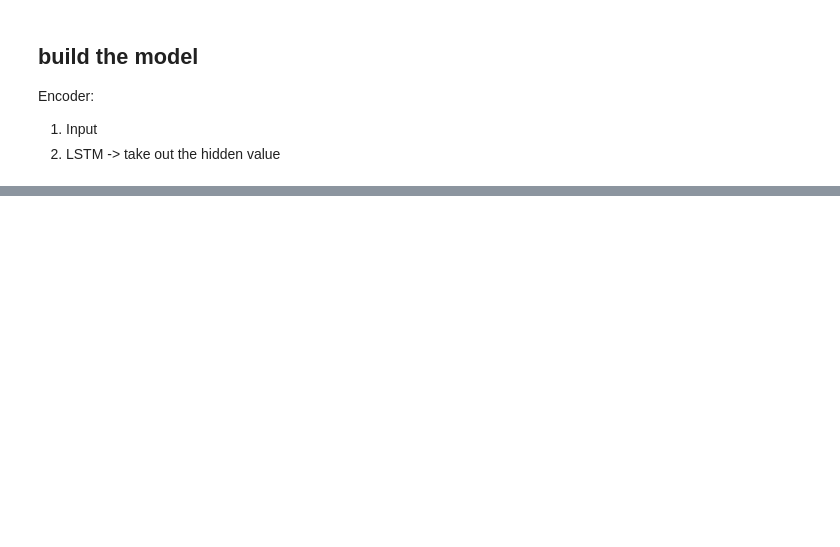
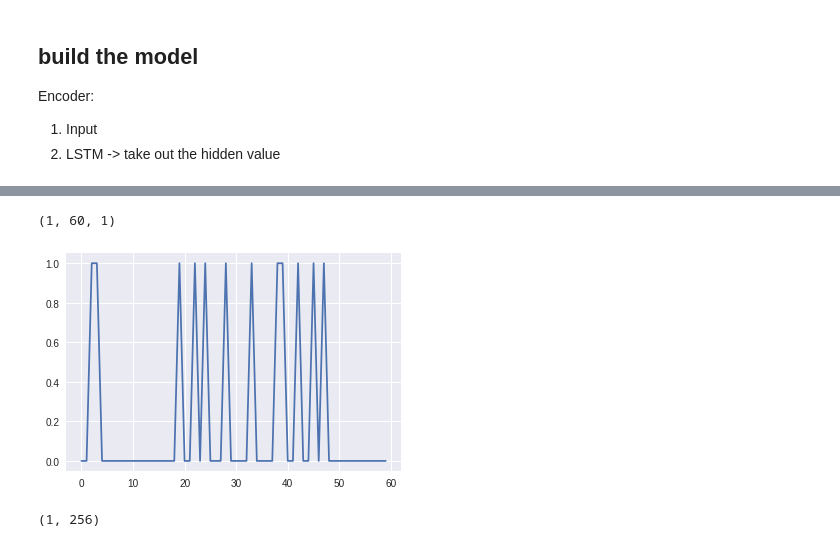
Before and after one commit to DongminWu/MLpractice, a Jupyter notebook: seq2seq_autoencoder.ipynb, the cells around one changed output, grey strips where cells are left out. Drawn from its saved outputs; the diff is of its cells as text; code cells hidden in the pictures; blank space fills up the shorter version.

```diff
--- a/seq2seq_autoencoder.ipynb
+++ b/seq2seq_autoencoder.ipynb
@@ -228,0 +371,8 @@ Encoder:
+# %%
+part_test = test_seq[500:560]
+plt.plot(part_test)
+part_test = part_test.reshape([1, part_test.shape[0],1])
+part_test.shape
+# %% [output]
+(1, 60, 1)
+[figure, added]
@@ -228,0 +382,7 @@ Encoder:
+# %%
+start_seq = np.zeros([1,1,1])
+start_seq[0,0,0] = 255
+
+state_value[0].shape
+# %% [output]
+(1, 256)
```
Also changed, not shown: parts of 34 cells of this notebook.
